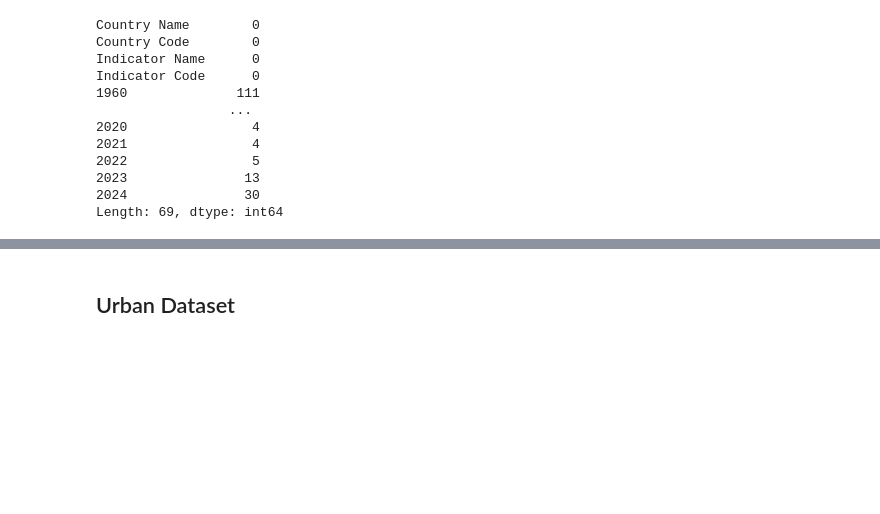
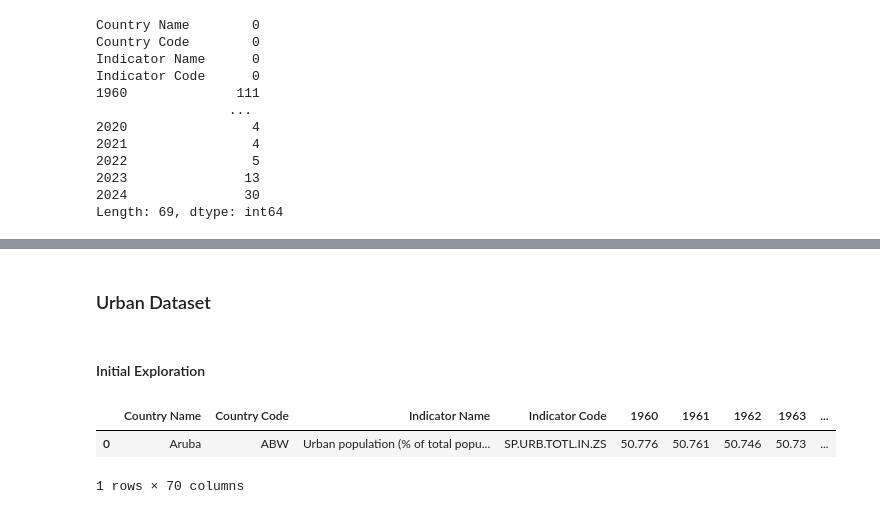
Before and after one commit to mquezada13/meat-consumption-analysis, a Jupyter notebook: notebooks/01_data_exploration.ipynb, the cells around one changed output, grey strips where cells are left out. Drawn from its saved outputs; the diff is of its cells as text; code cells hidden in the pictures; blank space fills up the shorter version.

```diff
--- a/notebooks/01_data_exploration.ipynb
+++ b/notebooks/01_data_exploration.ipynb
@@ -369,2 +385,4 @@ Countries: ['Aruba' 'Africa Eastern and Southern' 'Afghanistan'
 # %% [markdown]
-## Urban Dataset
+### Urban Dataset
+# %% [markdown]
+#### Initial Exploration
@@ -370,0 +391,6 @@ Countries: ['Aruba' 'Africa Eastern and Southern' 'Afghanistan'
+# %%
+urban.head(1)
+# %% [output]
+|  | Country Name | Country Code | Indicator Name | Indicator Code | 1960 | 1961 | 1962 | 1963 | ... |
+| 0 | Aruba | ABW | Urban population (% of total popu... | SP.URB.TOTL.IN.ZS | 50.776 | 50.761 | 50.746 | 50.73 | ... |
+1 rows × 70 columns
```
Also changed, not shown: parts of 67 cells of this notebook, 7 other files.
